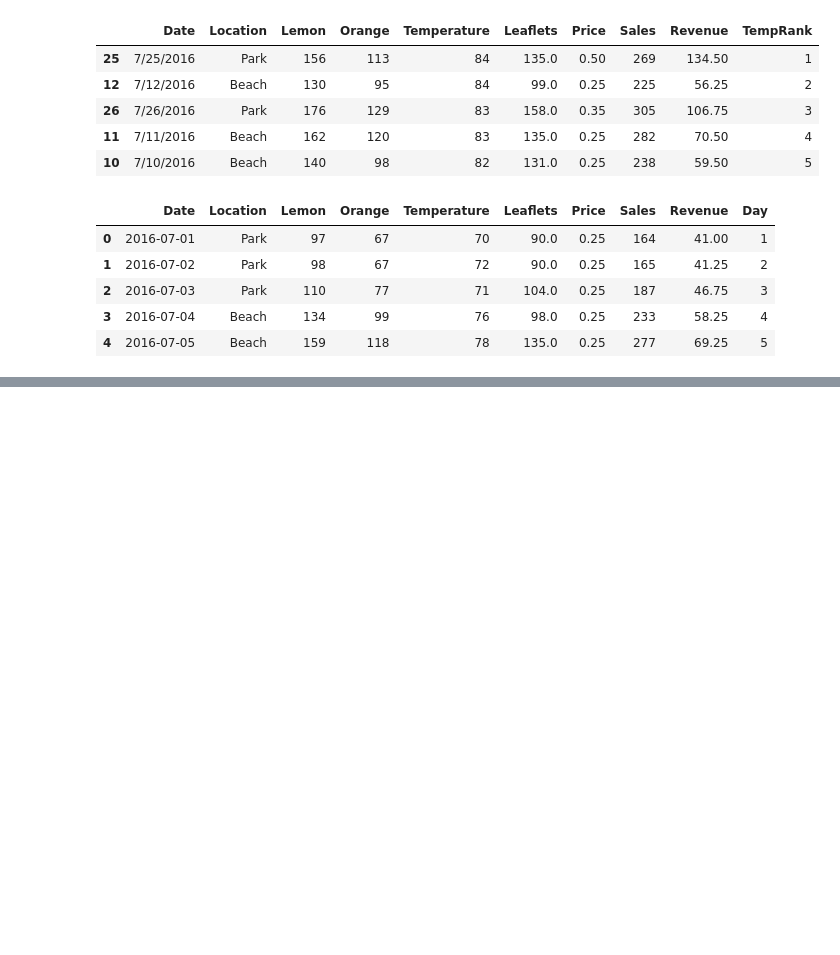
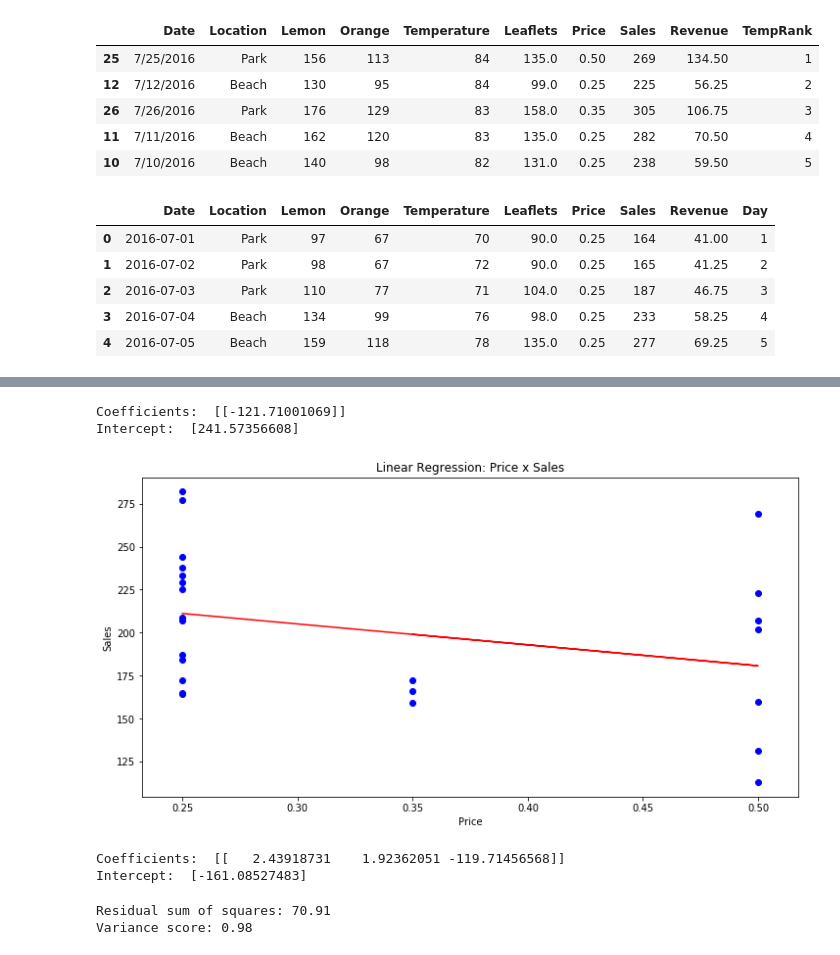
Before and after one commit to raphaelDuff/machineLearning, a Jupyter notebook: Projects/python-lemonade/lemonade.ipynb, the cells around one changed output, grey strips where cells are left out. Drawn from its saved outputs; the diff is of its cells as text; code cells hidden in the pictures; blank space fills up the shorter version.

```diff
--- a/Projects/python-lemonade/lemonade.ipynb
+++ b/Projects/python-lemonade/lemonade.ipynb
@@ -254,0 +303,47 @@ plt.title('Revenue Histogram');
+# %%
+# Price
+regr_price = linear_model.LinearRegression()
+train_x = np.asanyarray(train[['Price']])
+train_y = np.asanyarray(train[['Sales']])
+regr_price.fit (train_x, train_y)
+# The coefficients
+print ('Coefficients: ', regr_price.coef_)
+print ('Intercept: ',regr_price.intercept_)
+# %% [output]
+Coefficients:  [[-121.71001069]]
+Intercept:  [241.57356608]
+# %%
+# Plot outputs
+fig, axes = plt.subplots(figsize = (12,6))
+lr_priceGraph = plt.scatter(train['Price'], train['Sales'],  color='blue')
+plt.plot(train_x, regr_price.coef_[0][0]*train_x + regr_price.intercept_[0], '-r')
+plt.xlabel("Price")
+plt.ylabel("Sales")
+plt.title('Linear Regression: Price x Sales');
+# %% [output]
+[figure, added]
+# %%
+# Exercicio 14
+regr_mult = linear_model.LinearRegression()
+train_x = np.asanyarray(train[['Temperature', 'Leaflets','Price']])
+train_y = np.asanyarray(train[['Sales']])
+regr_mult.fit (train_x, train_y)
+# The coefficients
+print ('Coefficients: ', regr_mult.coef_)
+print ('Intercept: ',regr_mult.intercept_)
+# %% [output]
+Coefficients:  [[   2.43918731    1.92362051 -119.71456568]]
+Intercept:  [-161.08527483]
+# %%
+# Predição
+y_hat= regr_mult.predict(test[['Temperature','Leaflets','Price']])
+x = np.asanyarray(test[['Temperature','Leaflets','Price']])
+y = np.asanyarray(test[['Sales']])
+print("Residual sum of squares: %.2f"
+      % np.mean((y_hat - y) ** 2))
+
+# Explained variance score: 1 is perfect prediction
+print('Variance score: %.2f' % regr_mult.score(x, y))
+# %% [output]
+Residual sum of squares: 70.91
+Variance score: 0.98
```
Also changed, not shown: parts of 9 cells of this notebook.
